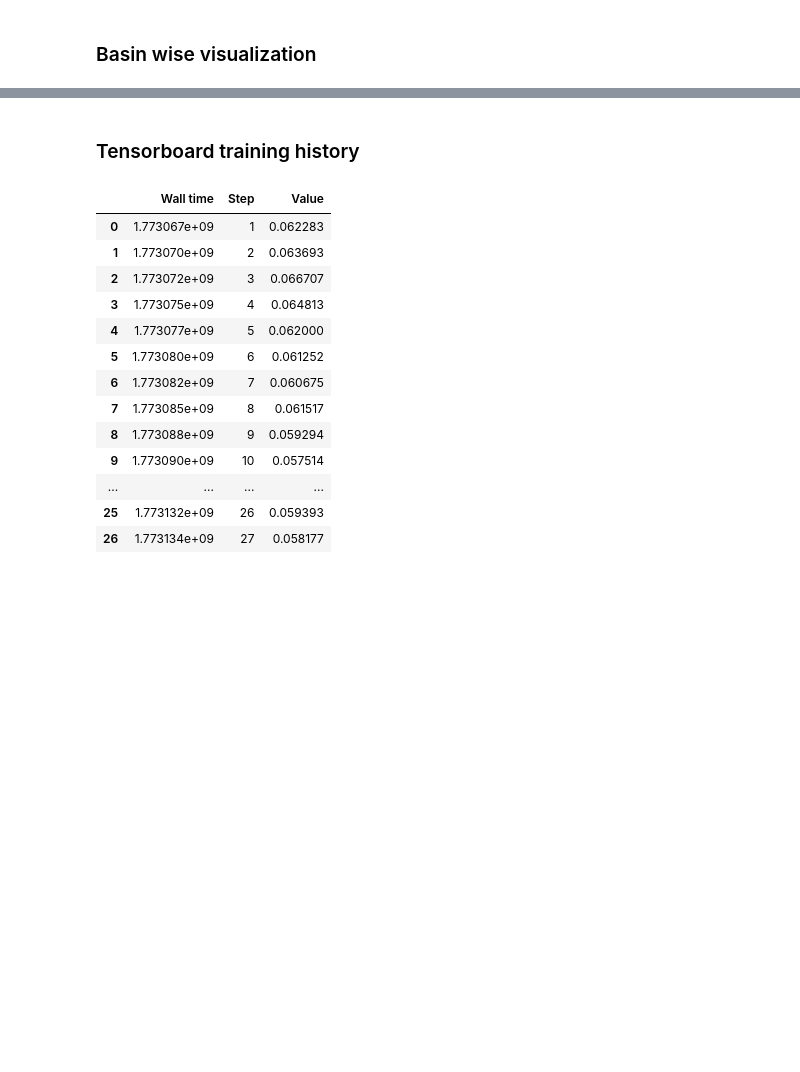
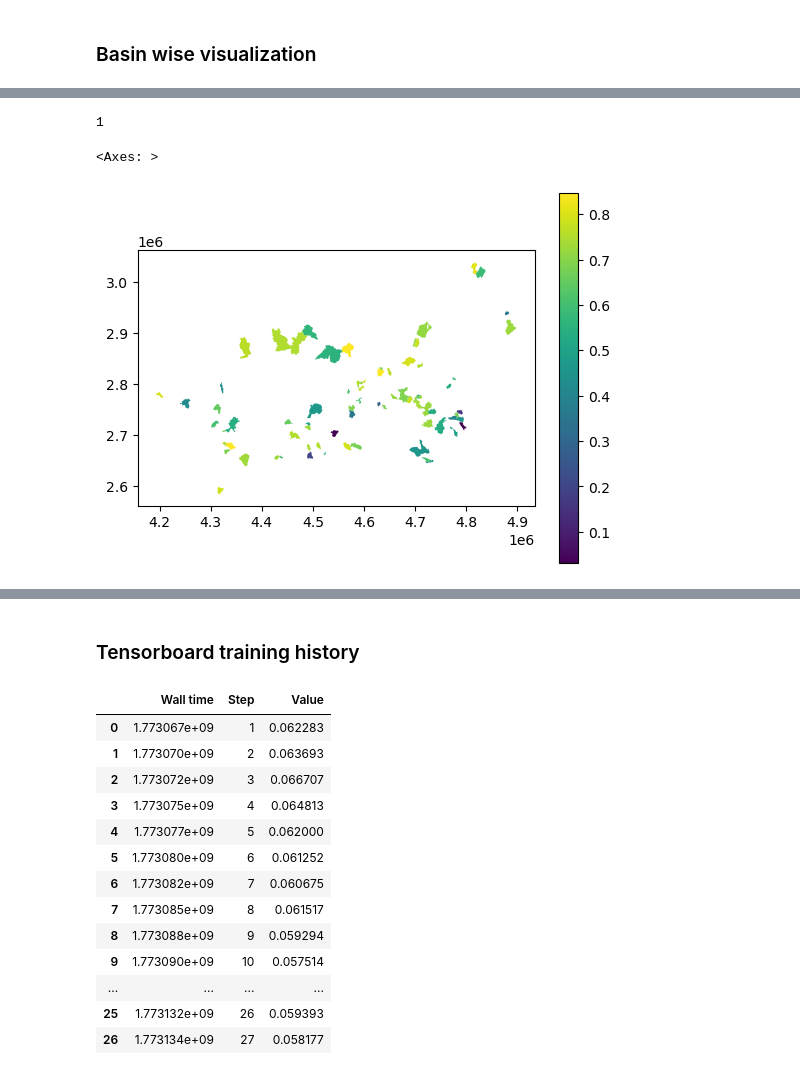
Before and after one commit to tripleUU-U/lamah-ce_lstm, a Jupyter notebook: analysis/evaluation/evaluation.ipynb, the cells around one changed output, grey strips where cells are left out. Saved outputs shown, nothing was run; the diff lists cells and outputs as text; code cells hidden in the pictures; blank space fills up the shorter version.

```diff
--- a/analysis/evaluation/evaluation.ipynb
+++ b/analysis/evaluation/evaluation.ipynb
@@ -140,0 +69,9 @@ sns.scatterplot(data=train_set[train_set.NSE > 0], x="arid_1", y="NSE", hue="ari
+# %%
+(lamah_gdf[(lamah_gdf.strata == "transition") & (lamah_gdf.period == "validation")].NSE < 0).sum()
+# %% [output]
+1
+# %%
+lamah_gdf[(lamah_gdf.NSE > 0) & (lamah_gdf.period == "validation")].plot(column="NSE", legend=True)
+# %% [output]
+<Axes: >
+[figure, added]
```
Also changed, not shown: parts of 14 cells of this notebook, 6 other files.
